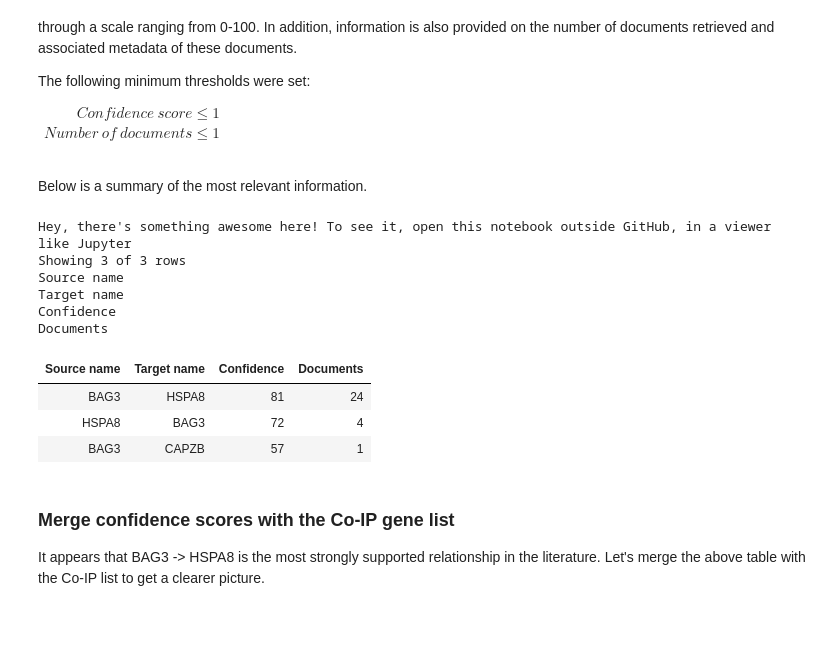
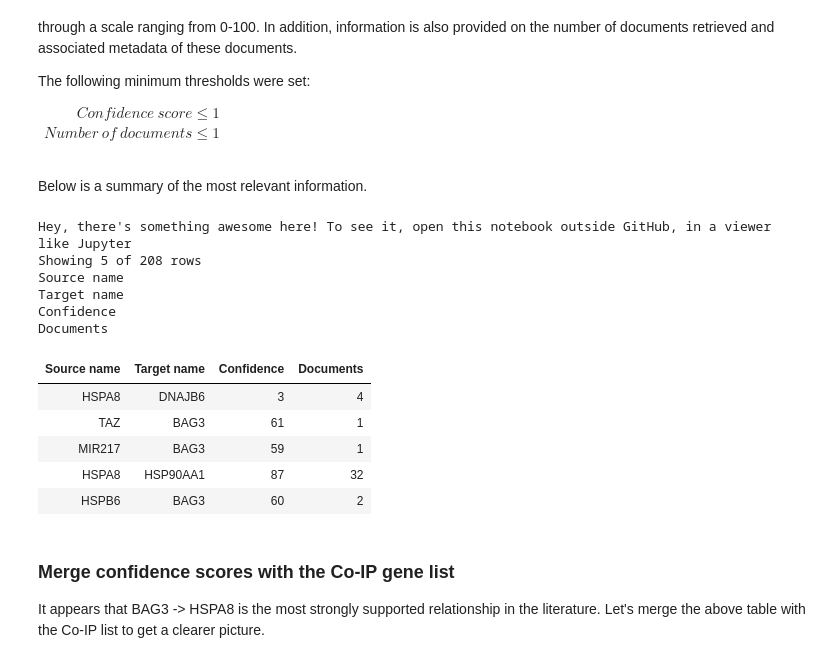
Before and after one commit to eturkes/bag3-co-ip, a Jupyter notebook: BAG3-co-ip/BAG3-co-ip.ipynb, the cells around one changed output. Drawn from its saved outputs; the diff is of its cells as text; code cells hidden in the pictures; blank space fills up the shorter version.

Commit message:
Add relationship graph with more nodes

```diff
--- a/BAG3-co-ip/BAG3-co-ip.ipynb
+++ b/BAG3-co-ip/BAG3-co-ip.ipynb
@@ -152,32 +152,34 @@ Below is a summary of the most relevant information.
 # %%
 # Read in data.
 body = client_75340283764447f99797650de21e6211.get_object(Bucket='bag3coip-donotdelete-pr-wlavvdgoryxgjb',Key='relationshipgraph14809_2019-02-27_09-54-25.csv')['Body']
 if not hasattr(body, "__iter__"): body.__iter__ = types.MethodType( __iter__, body )
-relationship_graph_df = pd.read_csv(body)
+relationship_graph_more_nodes_df = pd.read_csv(body)
 
 # Sort by "Confidence".
 cols = ["Confidence"]
-relationship_graph_df[cols] = relationship_graph_df[cols].astype('int')
-relationship_graph_df.sort_values(by=cols, inplace=True, ascending=False)
+relationship_graph_more_nodes_df[cols] = relationship_graph_more_nodes_df[cols].astype('int')
+relationship_graph_more_nodes_df.sort_values(by=cols, inplace=True, ascending=False)
 
 # Reduce to three columns.
 cols = ["Source name", "Target name", "Confidence", "Documents"]
-relationship_graph_df = relationship_graph_df[cols]
-relationship_graph_df = relationship_graph_df.reset_index(drop=True)
-relationship_graph_df.index = relationship_graph_df.index + 1
+relationship_graph_more_nodes_df = relationship_graph_more_nodes_df[cols]
+relationship_graph_more_nodes_df = relationship_graph_more_nodes_df.reset_index(drop=True)
+relationship_graph_more_nodes_df.index = relationship_graph_more_nodes_df.index + 1
 
-display(relationship_graph_df)
+display(relationship_graph_more_nodes_df)
 # %% [output]
 Hey, there's something awesome here! To see it, open this notebook outside GitHub, in a viewer like Jupyter
-Showing 3 of 3 rows
+Showing 5 of 208 rows
 Source name
 Target name
 Confidence
 Documents
 | Source name | Target name | Confidence | Documents |
-| BAG3 | HSPA8 | 81 | 24 |
-| HSPA8 | BAG3 | 72 | 4 |
-| BAG3 | CAPZB | 57 | 1 |
+| HSPA8 | DNAJB6 | 3 | 4 |
+| TAZ | BAG3 | 61 | 1 |
+| MIR217 | BAG3 | 59 | 1 |
+| HSPA8 | HSP90AA1 | 87 | 32 |
+| HSPB6 | BAG3 | 60 | 2 |
 # %% [markdown]
 ### Merge confidence scores with the Co-IP gene list
 
```
Also changed, not shown: parts of 4 cells of this notebook.
